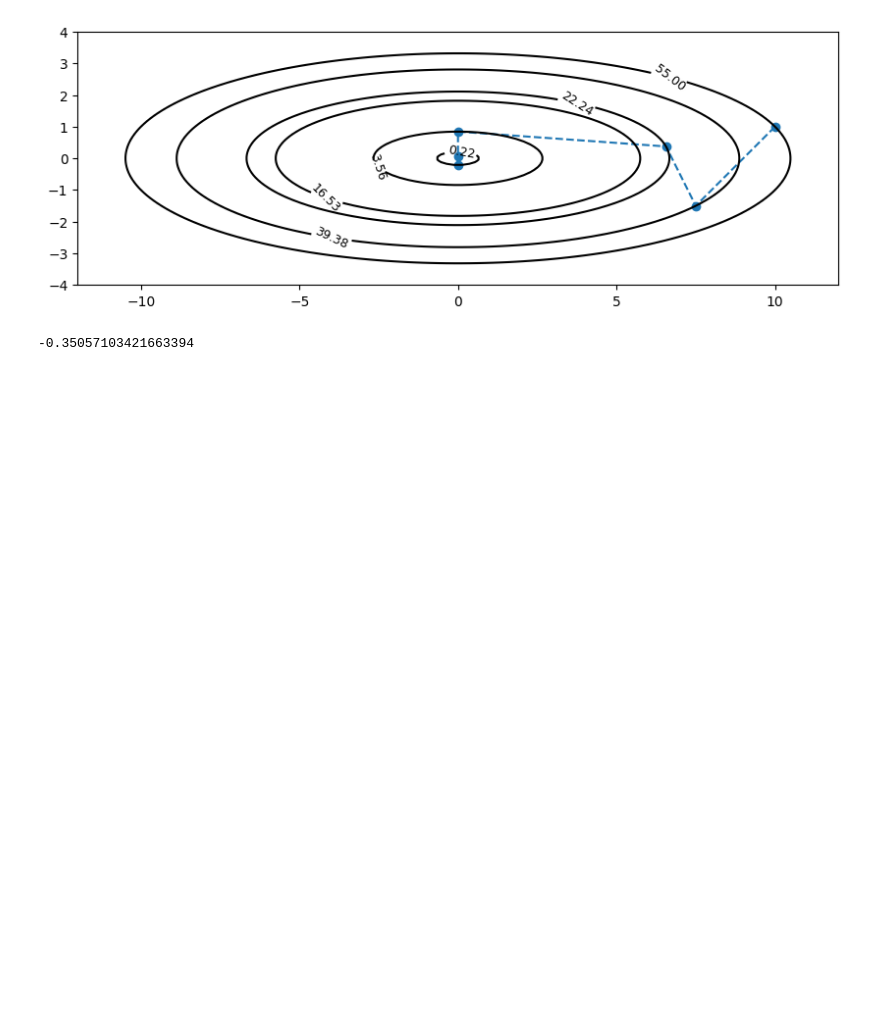
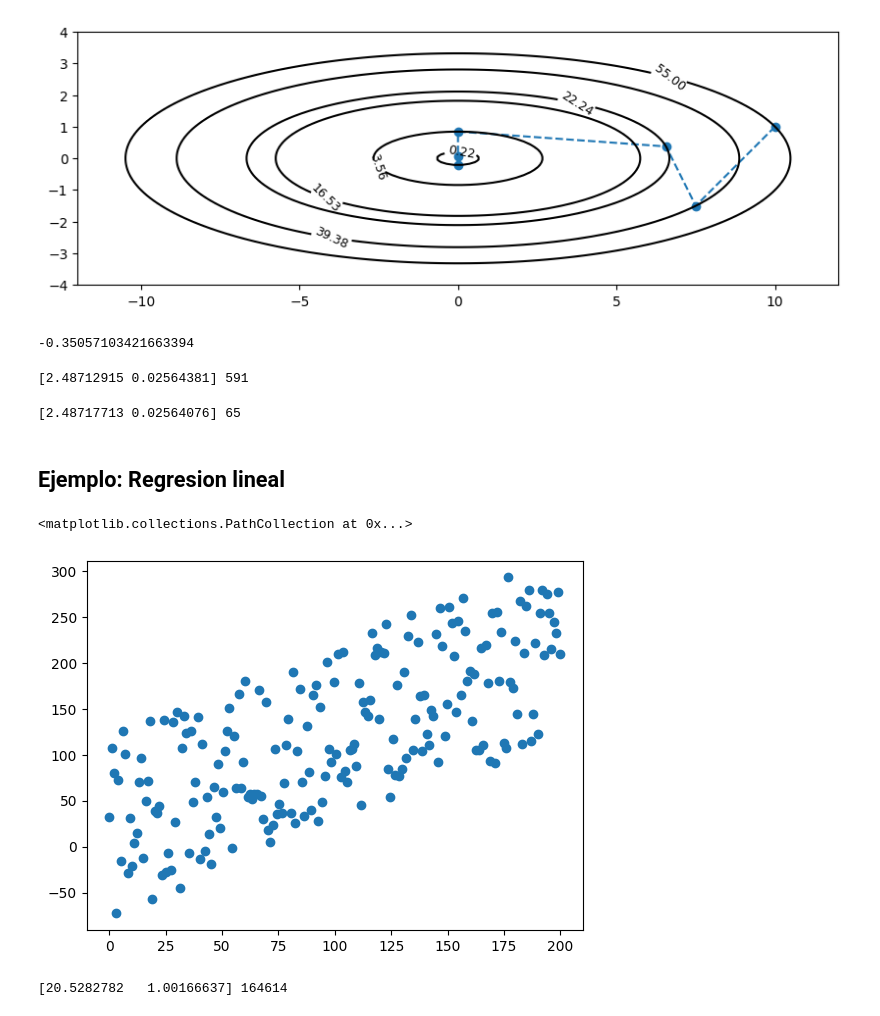
Before and after one commit to ManuelSanchezUribe/MIA_IMT3850_public, a Jupyter notebook: Semana8/Semana8.ipynb, the cells around one changed output. Saved outputs shown, nothing was run; the diff lists cells and outputs as text; code cells hidden in the pictures; blank space fills up the shorter version.

```diff
--- a/Semana8/Semana8.ipynb
+++ b/Semana8/Semana8.ipynb
@@ -186,0 +228,14 @@ ax.set_aspect('equal')
+# %%
+x0 = np.array([-3,1], dtype=np.float64)
+xstar, niter = graddescent_iter(fex1, gradfex1, x0)
+print(xstar, niter)
+# %% [output]
+[2.48712915 0.02564381] 591
+# %%
+x0 = np.array([-3,1], dtype=np.float64)
+xstar, niter = graddescent_iter_stepsize(fex1, gradfex1, x0)
+print(xstar, niter)
+# %% [output]
+[2.48717713 0.02564076] 65
+# %% [markdown]
+## Ejemplo: Regresion lineal
@@ -186,0 +256,20 @@ ax.set_aspect('equal')
+# %%
+import random
+import matplotlib.pyplot as plt
+N = 200
+x = np.linspace(0,N,N)
+delta = N/2.0
+b = 20
+y = x + b*np.ones(N) + np.random.uniform(-1, 1,N) * delta
+plt.scatter(x,y)
+# %% [output]
+<matplotlib.collections.PathCollection at 0x...>
+[figure, added]
+# %%
+f2 = lambda theta: loss_ls(theta,x,y)
+df2 = lambda theta: gradloss_ls(theta,x,y)
+theta0 = np.array([1,1], dtype=np.float64)
+thetastar, niter = graddescent_iter_stepsize(f2, df2, theta0, MAXITER = 200000)
+print(thetastar, niter)
+# %% [output]
+[20.5282782   1.00166637] 164614
```
Also changed, not shown: parts of 24 cells of this notebook, 8 other files.
